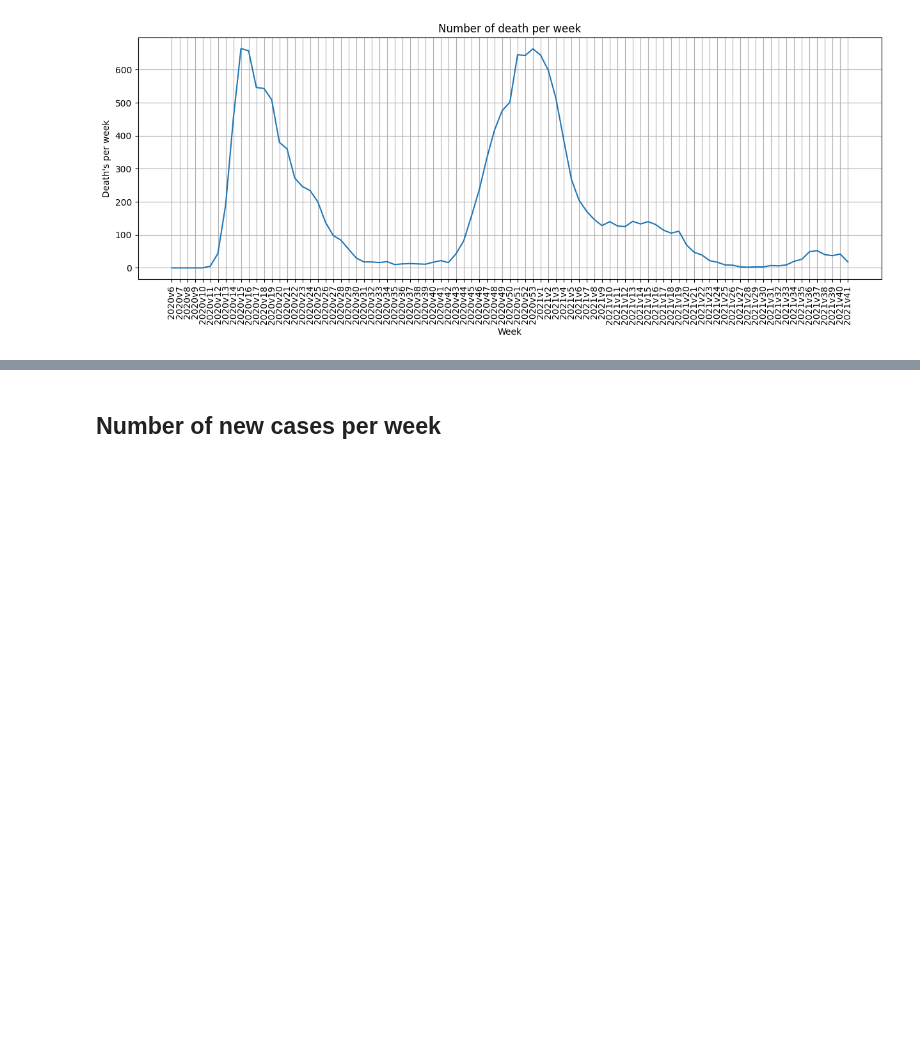
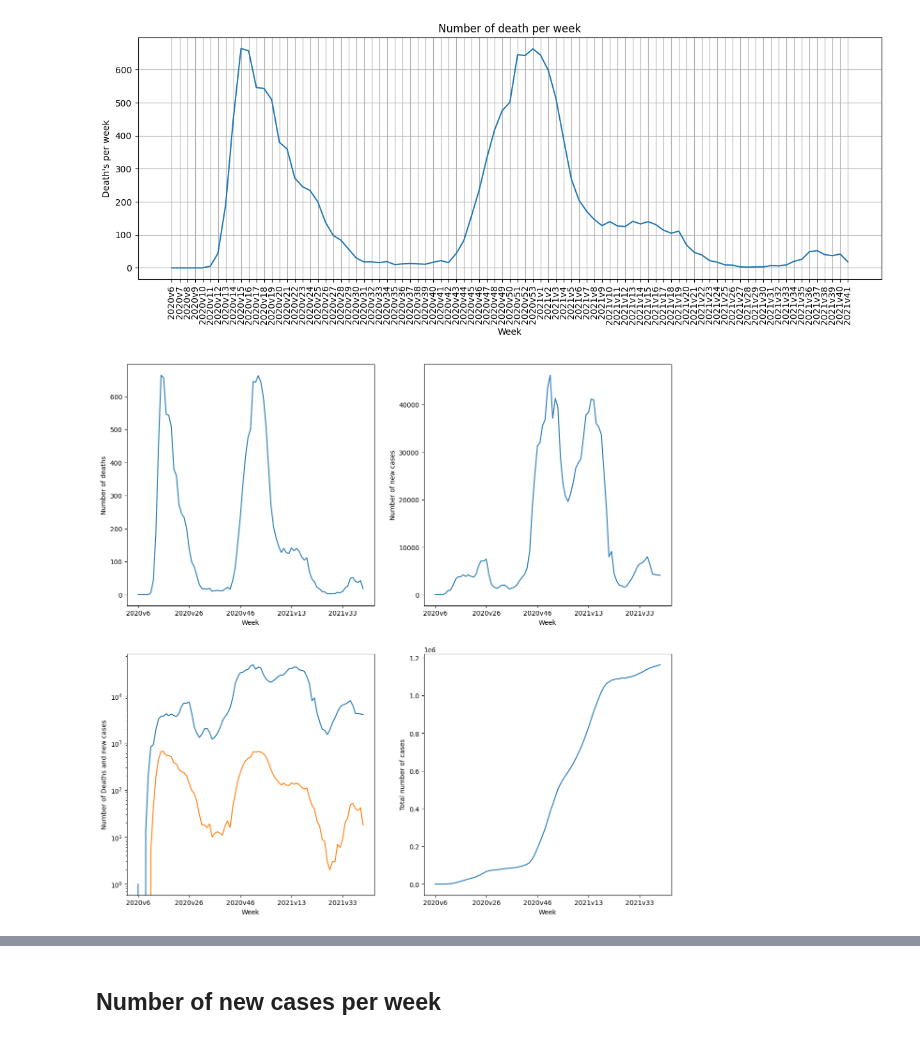
Before and after one commit to FabianAndersson17/Databehandling-Fabian-Andersson, a Jupyter notebook: Labs/Covid-19_Labb1.ipynb, the cells around one changed output, grey strips where cells are left out. Cells and saved outputs as stored; diff of their text form; code cells hidden in the pictures; blank space fills up the shorter version.

Commit message:
Change from seaborn plots form being in diffrent jypter notebook blocks to one block with small subplots

```diff
--- a/Labs/Covid-19_Labb1.ipynb
+++ b/Labs/Covid-19_Labb1.ipynb
@@ -120,3 +120,20 @@ fig.show()
 # %% [output]
 Matplotlib is currently using module://matplotlib_inline.backend_inline, which is a non-GUI backend, so cannot show the figure.
 [figure]
+# %%
+fig, axes = plt.subplots(2, 2, dpi=100, figsize=(15, 15))
+data_names = ["Antal_avlidna_vecka", "Antal_fall_vecka", ["Antal_avlidna_vecka", "Antal_fall_vecka"], "Kum_antal_fall"]
+data_ylables = ["Number of deaths", "Number of new cases", "Number of Deaths and new cases", "Total number of cases"]
+datalist_index = 0
+for ax, i in zip(axes.flatten(), data_names):
+   if len(data_names[datalist_index]) == 2:
+      sns.lineplot(data=covid19_cases, x="Vecka", y="Antal_fall_vecka", ax=ax)
+      sns.lineplot(data=covid19_cases, x="Vecka", y="Antal_avlidna_vecka", ax=ax)
+      ax.set(yscale="log", xticks=(list(range(0, len(covid19_cases["Vecka"]), 20))), xlabel="Week", ylabel=data_ylables[datalist_index])
+   else:
+      sns.lineplot(data=covid19_cases, x="Vecka", y=i, ax=ax)
+      ax.set(xticks=(list(range(0, len(covid19_cases["Vecka"]), 20))), xlabel="Week", ylabel=data_ylables[datalist_index])
+   datalist_index += 1
+plt.savefig("visualizations/Covid19DataPlots.png", facecolor="white")
+# %% [output]
+[figure, added]
```
Also changed, not shown: parts of 6 cells of this notebook.
